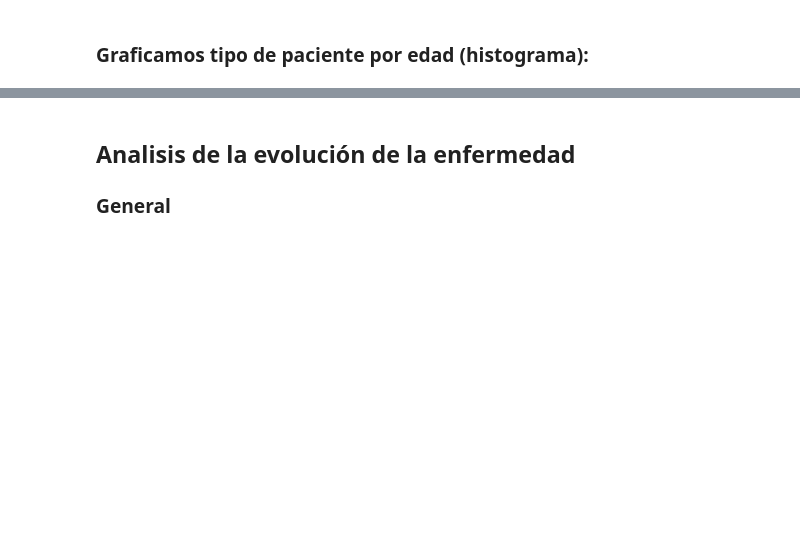
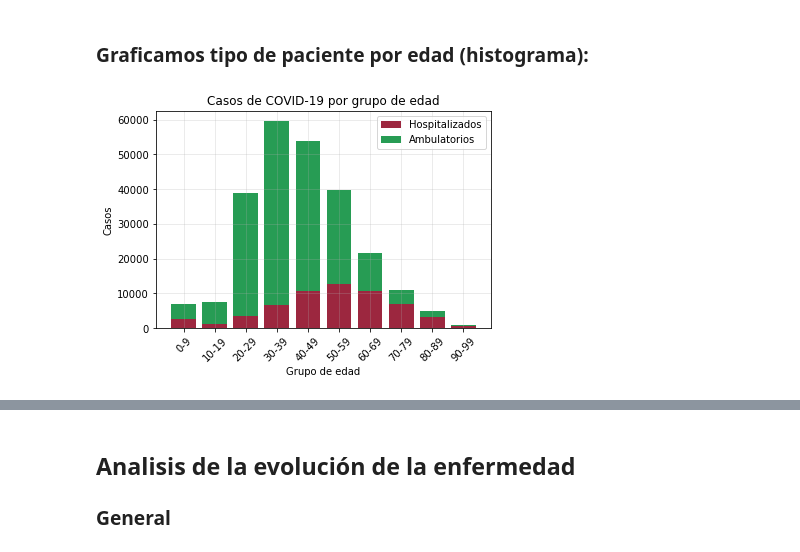
Before and after one commit to GabrielMissael/Covid_probabilidad, a Jupyter notebook: Analisis_de_datos.ipynb, the cells around one changed output, grey strips where cells are left out. Drawn from its saved outputs; the diff is of its cells as text; code cells hidden in the pictures; blank space fills up the shorter version.

```diff
--- a/analiss.ipynb
+++ b/Analisis_de_datos.ipynb
@@ -323,13 +388,15 @@ edad[6][1].head()
 # %% [markdown]
 Separamos cada grupo de edad por tipo de paciente: ambulatorio u hospitalizado:
 # %%
-casos_edad = []
+casos_edad = [] # Arreglo vacío que usaremos después
 
 for i in range(10):
-
+    # Obtenemos el tamaño de cada sección de edad
     totales = len(edad[i][1])
+    # Obtenemos el número de pacientes que están en estado ambulatorio
     ambulatorio = len(edad[i][1][edad[i][1]['TIPO_PACIENTE'] == 1])
-    hospitalizado = totales - ambulatorio
+    # Obtenemos el número de pacientes que están en estado hospitalizado
+    hospitalizado = len(edad[i][1][edad[i][1]['TIPO_PACIENTE'] == 2])
 
     muertos = len(edad[i][1][edad[i][1]['FECHA_DEF']  != '9999-99-99'])
     p_muerte = muertos/totales
@@ -345,16 +424,19 @@ grupo_edad
 # %% [markdown]
 ### Graficamos tipo de paciente por edad (histograma):
 # %%
+# Creamos los labels o nombres de cada sección
 labels = [f'{x*10}-{(x+1)*10-1}' for x in range(10)]
-
+# Creamos nuestros histogramas, de hospitalizados y Ambulatorios
 plt.bar(labels, list(grupo_edad['Hospitalizados']), label = 'Hospitalizados', color = '#9c273f')
 plt.bar(labels, list(grupo_edad['Ambulatorios']), label =
         'Ambulatorios', bottom = list(grupo_edad['Hospitalizados']), color = '#279c54')
-
+# Le agregamos los nombres y el título además de que le damos formato
 plt.legend()
 plt.xlabel('Grupo de edad')
 plt.ylabel('Casos')
 plt.xticks(rotation = 45)
-plt.title('Tipo de pacientes de COVID-19 por grupo de edad')
+plt.title('Casos de COVID-19 por grupo de edad')
 plt.grid(alpha = 0.3)
 plt.show()
+# %% [output]
+[figure, added]
```
Also changed, not shown: parts of 39 cells of this notebook.
